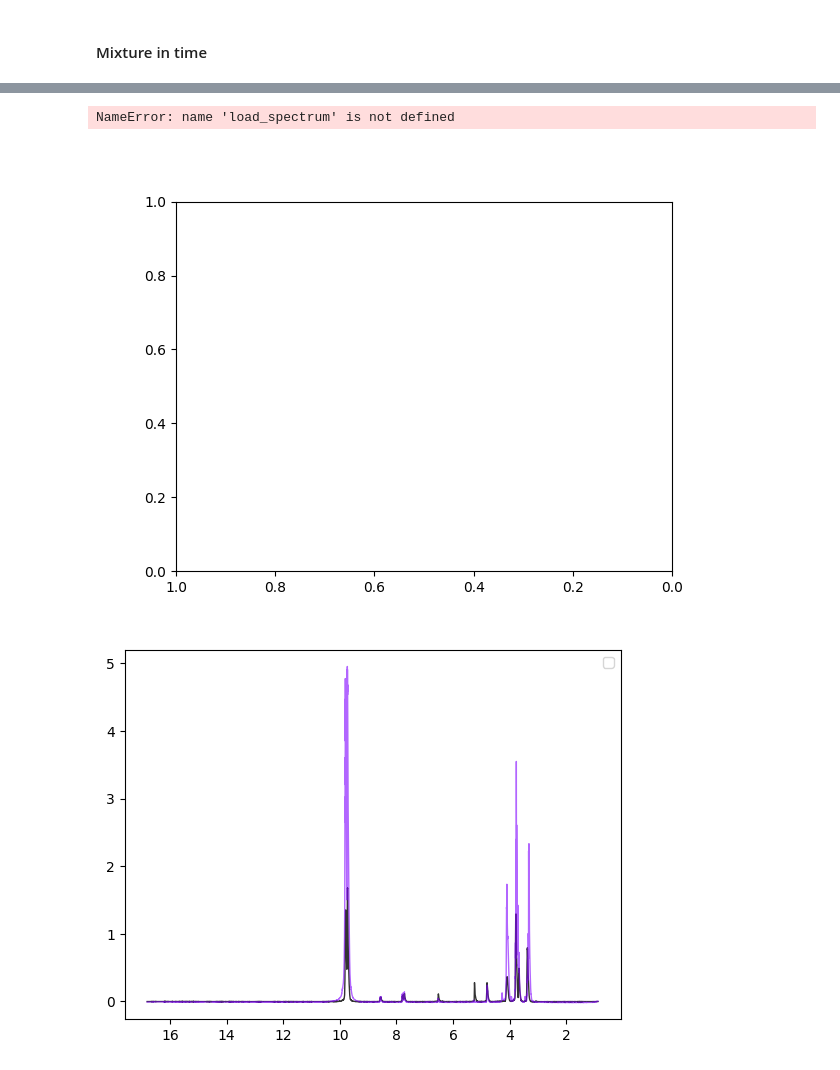
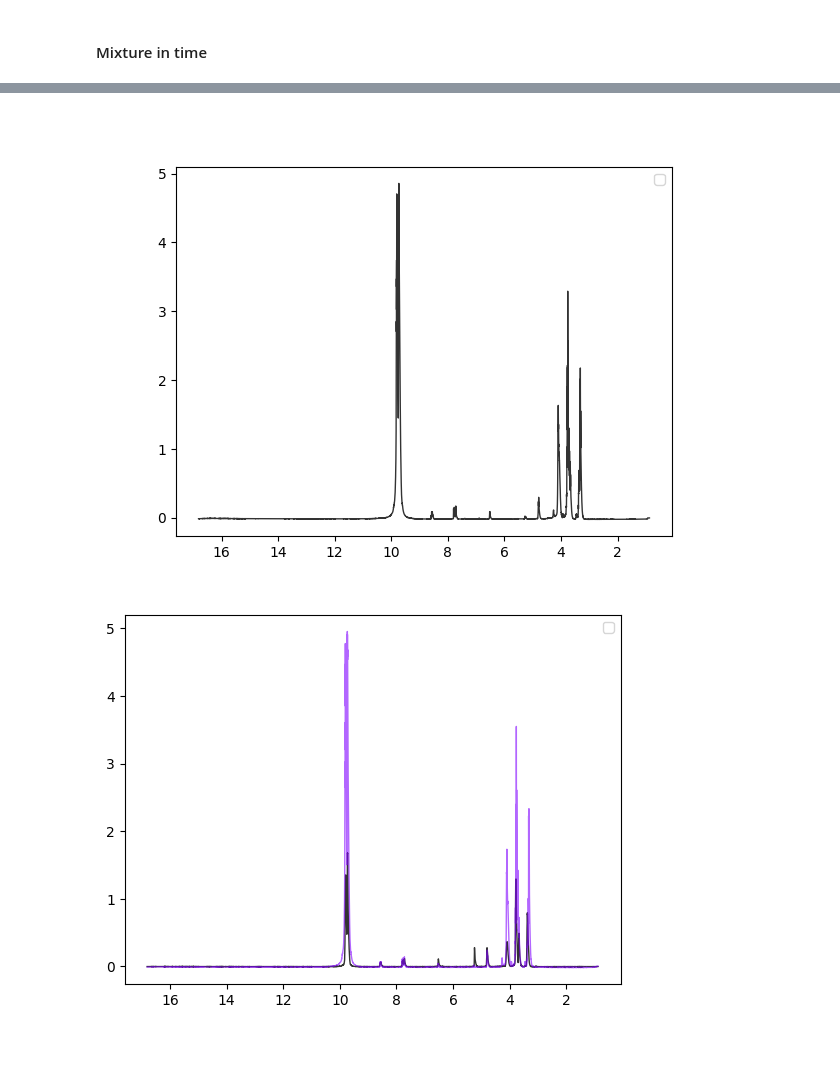
Before and after one commit to BDomzal/magnetstein_x_chemical_reactions, a Jupyter notebook: notebooks/preprocessing/PMG_287_preprocessing_separable_peaks.ipynb, the cells around one changed output, grey strips where cells are left out. Drawn from its saved outputs; the diff is of its cells as text; code cells hidden in the pictures.

Commit message:
New figure in the analysis with separable regions

```diff
--- a/notebooks/preprocessing/PMG_287_preprocessing_separable_peaks.ipynb
+++ b/notebooks/preprocessing/PMG_287_preprocessing_separable_peaks.ipynb
@@ -58,10 +56,9 @@ def load_spectrum(mixture_time_data, moment_of_time):
 # %%
 plt.gca().invert_xaxis()
 NMRSpectrum.plot_all([
-                     load_spectrum(mixture_time_data, 1000)], profile=True)
+                     load_spectrum(mixture_time_data, 600)], profile=True)
 # %% [output]
-NameError: name 'load_spectrum' is not defined
-[figure, old version]
+[figure, new version]
 # %%
 plt.gca().invert_xaxis()
 NMRSpectrum.plot_all([load_spectrum(mixture_time_data, 1),
```
Also changed, not shown: parts of 1 cell of this notebook, 1 other file.
